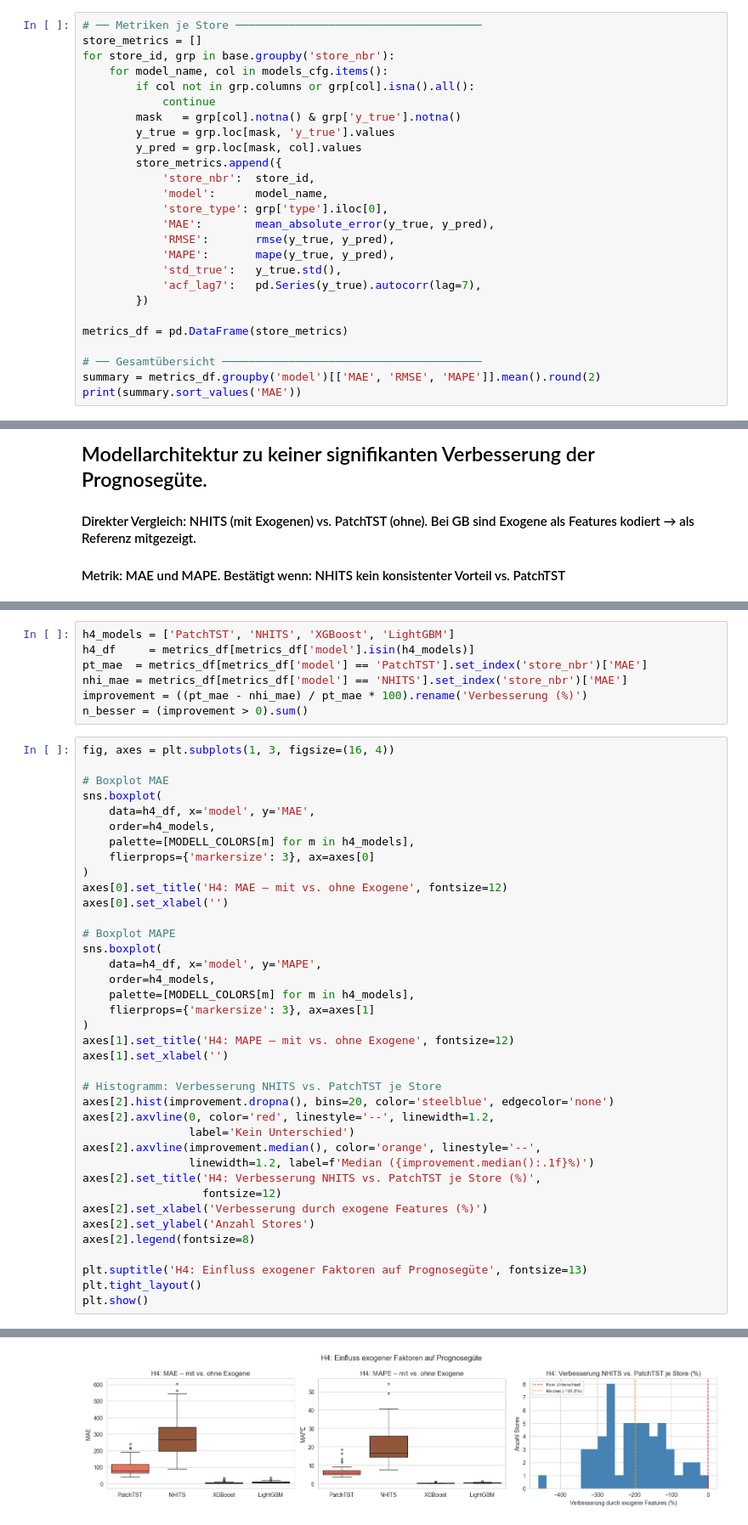
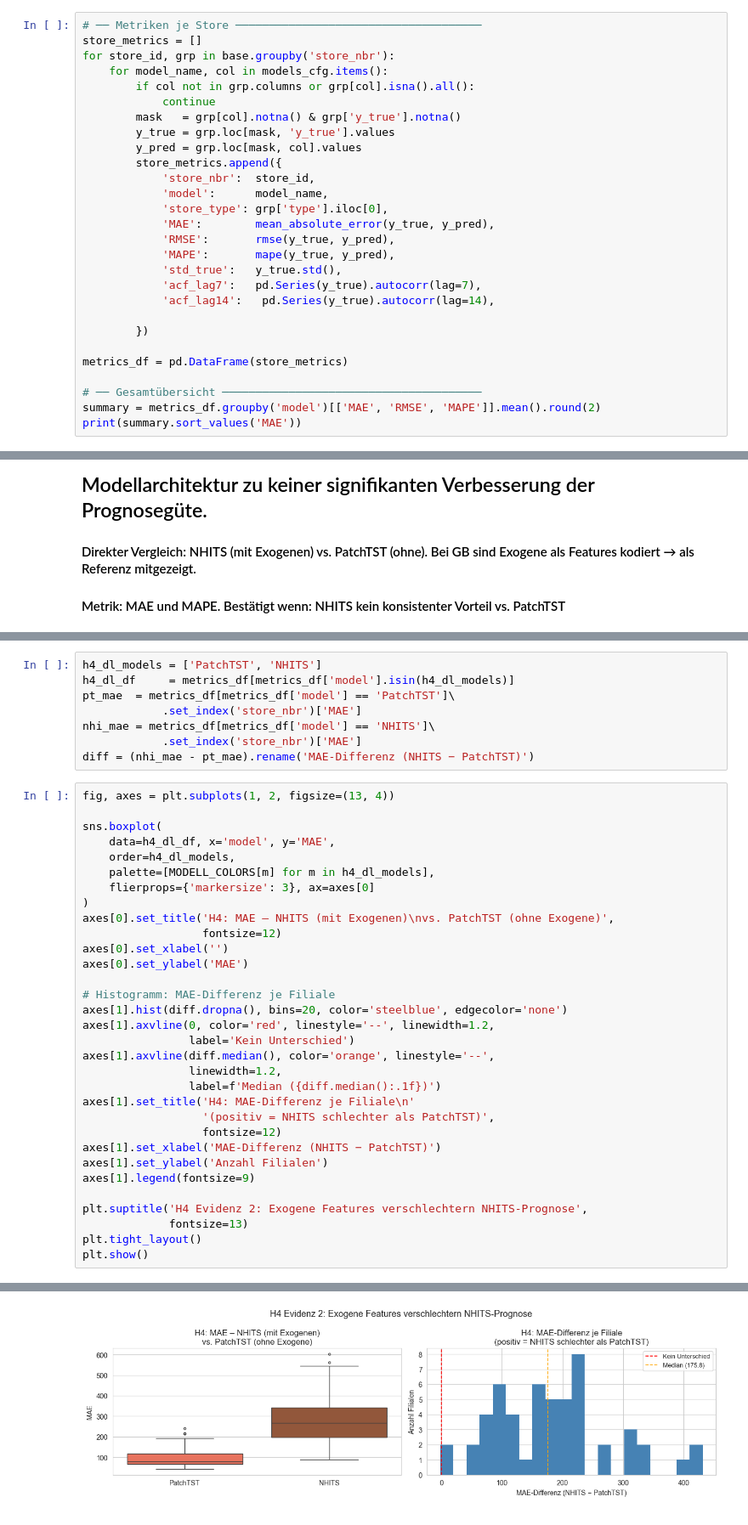
Before and after one commit to MadMax199/E-Commerce-Time-Series-Forecasting, a Jupyter notebook: 04_notebooks/06_hyptohesen_analyse.ipynb, the cells around one changed output, grey strips where cells are left out. Shown at 85% size. Cells and saved outputs as stored; diff of their text form.

```diff
--- a/04_notebooks/06_hyptohesen_analyse.ipynb
+++ b/04_notebooks/06_hyptohesen_analyse.ipynb
@@ -118,6 +119,8 @@ for store_id, grp in base.groupby('store_nbr'):
             'MAPE':       mape(y_true, y_pred),
             'std_true':   y_true.std(),
             'acf_lag7':   pd.Series(y_true).autocorr(lag=7),
+            'acf_lag14':   pd.Series(y_true).autocorr(lag=14),
+
         })
 
 metrics_df = pd.DataFrame(store_metrics)
@@ -410,46 +571,41 @@ Passing `palette` without assigning `hue` is deprecated and will be removed in v
 # %%
-h4_models = ['PatchTST', 'NHITS', 'XGBoost', 'LightGBM']
-h4_df     = metrics_df[metrics_df['model'].isin(h4_models)]
-pt_mae  = metrics_df[metrics_df['model'] == 'PatchTST'].set_index('store_nbr')['MAE']
-nhi_mae = metrics_df[metrics_df['model'] == 'NHITS'].set_index('store_nbr')['MAE']
-improvement = ((pt_mae - nhi_mae) / pt_mae * 100).rename('Verbesserung (%)')
-n_besser = (improvement > 0).sum()
+h4_dl_models = ['PatchTST', 'NHITS']
+h4_dl_df     = metrics_df[metrics_df['model'].isin(h4_dl_models)]
+pt_mae  = metrics_df[metrics_df['model'] == 'PatchTST']\
+            .set_index('store_nbr')['MAE']
+nhi_mae = metrics_df[metrics_df['model'] == 'NHITS']\
+            .set_index('store_nbr')['MAE']
+diff = (nhi_mae - pt_mae).rename('MAE-Differenz (NHITS − PatchTST)')
 # %%
-fig, axes = plt.subplots(1, 3, figsize=(16, 4))
+fig, axes = plt.subplots(1, 2, figsize=(13, 4))
 
-# Boxplot MAE
 sns.boxplot(
-    data=h4_df, x='model', y='MAE',
-    order=h4_models,
-    palette=[MODELL_COLORS[m] for m in h4_models],
+    data=h4_dl_df, x='model', y='MAE',
+    order=h4_dl_models,
+    palette=[MODELL_COLORS[m] for m in h4_dl_models],
     flierprops={'markersize': 3}, ax=axes[0]
 )
-axes[0].set_title('H4: MAE – mit vs. ohne Exogene', fontsize=12)
+axes[0].set_title('H4: MAE – NHITS (mit Exogenen)\nvs. PatchTST (ohne Exogene)',
+                  fontsize=12)
 axes[0].set_xlabel('')
+axes[0].set_ylabel('MAE')
 
-# Boxplot MAPE
-sns.boxplot(
-    data=h4_df, x='model', y='MAPE',
-    order=h4_models,
-    palette=[MODELL_COLORS[m] for m in h4_models],
-    flierprops={'markersize': 3}, ax=axes[1]
-)
-axes[1].set_title('H4: MAPE – mit vs. ohne Exogene', fontsize=12)
-axes[1].set_xlabel('')
+# Histogramm: MAE-Differenz je Filiale
+axes[1].hist(diff.dropna(), bins=20, color='steelblue', edgecolor='none')
+axes[1].axvline(0, color='red', linestyle='--', linewidth=1.2,
+                label='Kein Unterschied')
+axes[1].axvline(diff.median(), color='orange', linestyle='--',
+                linewidth=1.2,
+                label=f'Median ({diff.median():.1f})')
+axes[1].set_title('H4: MAE-Differenz je Filiale\n'
+                  '(positiv = NHITS schlechter als PatchTST)',
+                  fontsize=12)
+axes[1].set_xlabel('MAE-Differenz (NHITS − PatchTST)')
+axes[1].set_ylabel('Anzahl Filialen')
+axes[1].legend(fontsize=9)
 
-# Histogramm: Verbesserung NHITS vs. PatchTST je Store
-axes[2].hist(improvement.dropna(), bins=20, color='steelblue', edgecolor='none')
-axes[2].axvline(0, color='red', linestyle='--', linewidth=1.2,
-                label='Kein Unterschied')
-axes[2].axvline(improvement.median(), color='orange', linestyle='--',
-                linewidth=1.2, label=f'Median ({improvement.median():.1f}%)')
-axes[2].set_title('H4: Verbesserung NHITS vs. PatchTST je Store (%)',
-                  fontsize=12)
-axes[2].set_xlabel('Verbesserung durch exogene Features (%)')
-axes[2].set_ylabel('Anzahl Stores')
-axes[2].legend(fontsize=8)
-
-plt.suptitle('H4: Einfluss exogener Faktoren auf Prognosegüte', fontsize=13)
+plt.suptitle('H4 Evidenz 2: Exogene Features verschlechtern NHITS-Prognose',
+             fontsize=13)
 plt.tight_layout()
 plt.show()
 # %% [output]
@@ -463 +615 @@ Passing `palette` without assigning `hue` is deprecated and will be removed in v
-[figure, old version]
+[figure, new version]
```
Also changed, not shown: parts of 12 cells of this notebook, 9 other files.
